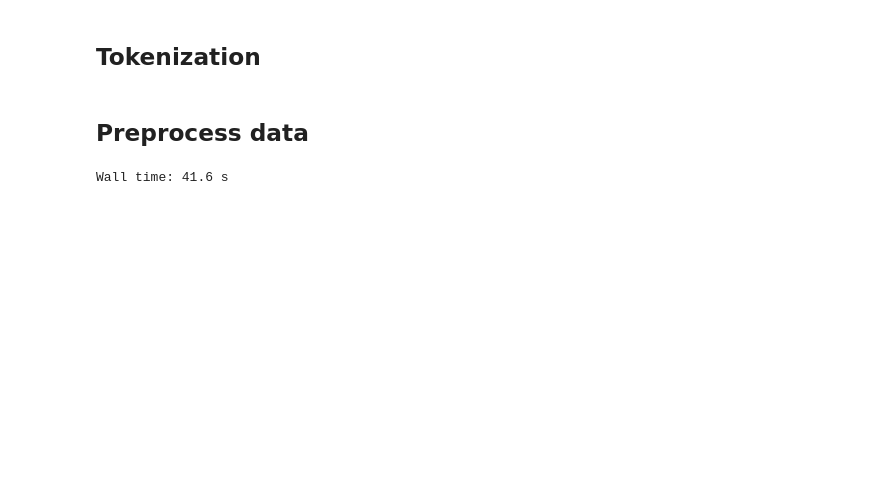
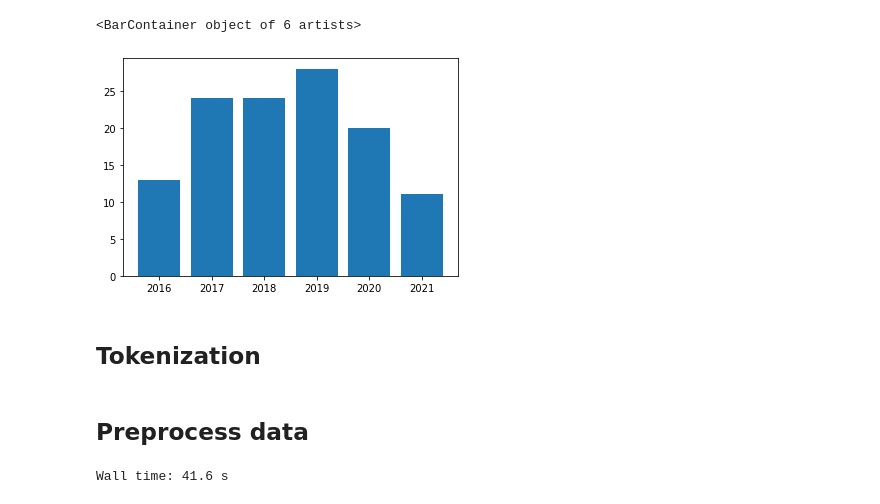
Before and after one commit to MarkMeltzer/thesis, a Jupyter notebook: notebooks/LDA_scikit_TENDOC.ipynb, the cells around one changed output. Saved outputs shown, nothing was run; the diff lists cells and outputs as text; code cells hidden in the pictures; blank space fills up the shorter version.

```diff
--- a/notebooks/LDA_scikit_TENDOC.ipynb
+++ b/notebooks/LDA_scikit_TENDOC.ipynb
@@ -32,3 +32,10 @@ data.head()
+# %%
+from collections import Counter
+count_dict = Counter([x[-1] for x in data["date"].str.split("-")])
+plt.bar(count_dict.keys(), count_dict.values())
+# %% [output]
+<BarContainer object of 6 artists>
+[figure, added]
 # %% [markdown]
 ## Tokenization
 # %%
```
Also changed, not shown: parts of 3 cells of this notebook, 3 other files.
